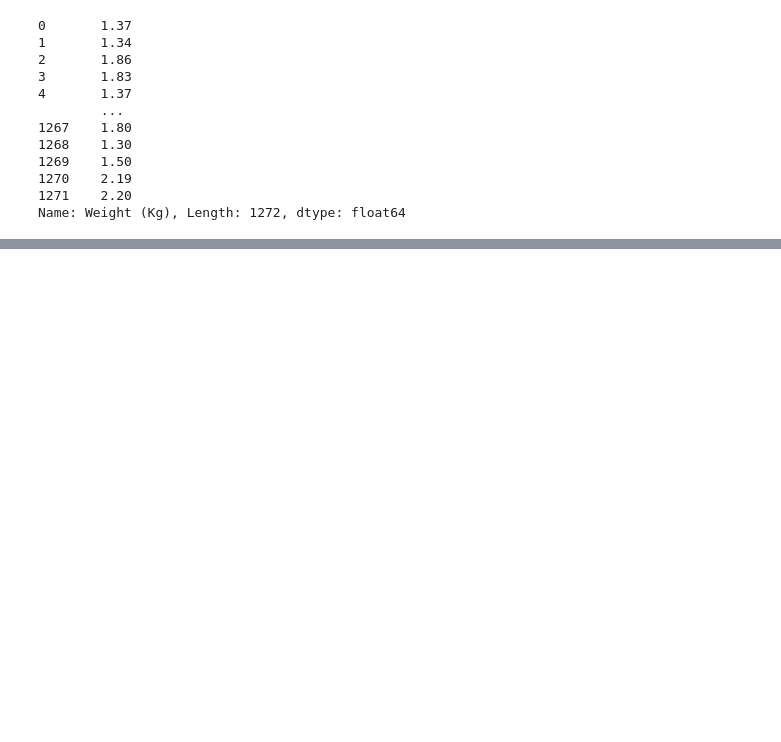
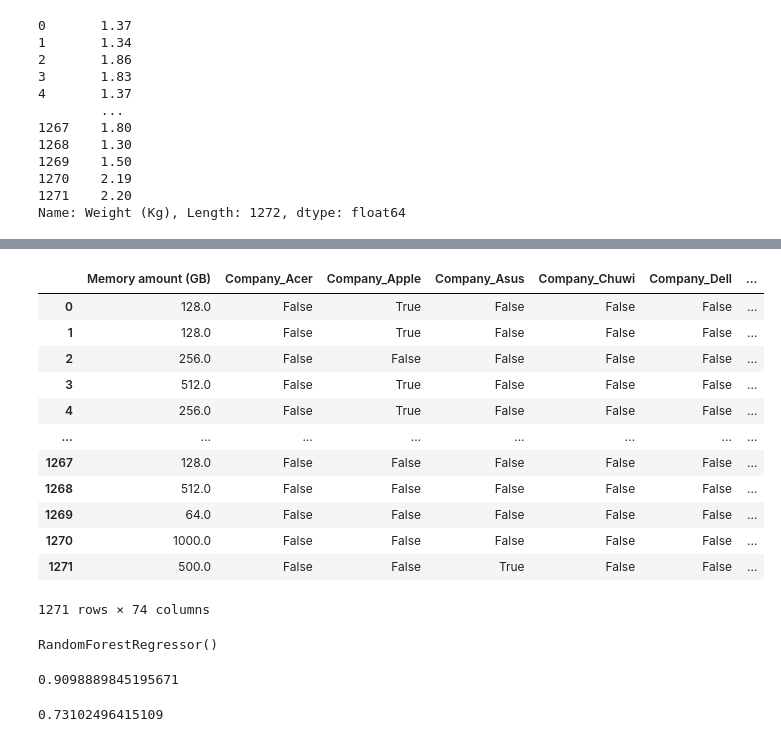
Before and after one commit to HaileleulGirma/Laptop-price-predicting-model, a Jupyter notebook: laptop sales data/laptop_sales.ipynb, the cells around one changed output, grey strips where cells are left out. Cells and saved outputs as stored; diff of their text form; code cells hidden in the pictures; blank space fills up the shorter version.

Commit message:
First scikit-learn model implementation

```diff
--- a/laptop sales data/laptop_sales.ipynb
+++ b/laptop sales data/laptop_sales.ipynb
@@ -256,0 +484,17 @@ la
+# %%
+dummies = pd.get_dummies(X[['Company', 'TypeName', 'Inches', 'Ram (GB)', 'OpSys','Memory amount (GB)', 'Memory type']])
+dummies
+# %% [output]
+|  | Memory amount (GB) | Company_Acer | Company_Apple | Company_Asus | Company_Chuwi | Company_Dell | ... |
+| 0 | 128.0 | False | True | False | False | False | ... |
+| 1 | 128.0 | False | True | False | False | False | ... |
+| 2 | 256.0 | False | False | False | False | False | ... |
+| 3 | 512.0 | False | True | False | False | False | ... |
+| 4 | 256.0 | False | True | False | False | False | ... |
+| ... | ... | ... | ... | ... | ... | ... | ... |
+| 1267 | 128.0 | False | False | False | False | False | ... |
+| 1268 | 512.0 | False | False | False | False | False | ... |
+| 1269 | 64.0 | False | False | False | False | False | ... |
+| 1270 | 1000.0 | False | False | False | False | False | ... |
+| 1271 | 500.0 | False | False | True | False | False | ... |
+1271 rows × 74 columns
@@ -256,0 +503,16 @@ la
+# %%
+np.random.seed(22)
+X_train, X_test, y_train, y_test = train_test_split(dummies,
+                                                   y,
+                                                   test_size=0.2)
+model.fit(X_train, y_train)
+# %% [output]
+RandomForestRegressor()
+# %%
+model.score(X_train, y_train)
+# %% [output]
+0.9098889845195671
+# %%
+model.score(X_test, y_test)
+# %% [output]
+0.73102496415109
```
Also changed, not shown: parts of 14 cells of this notebook.
